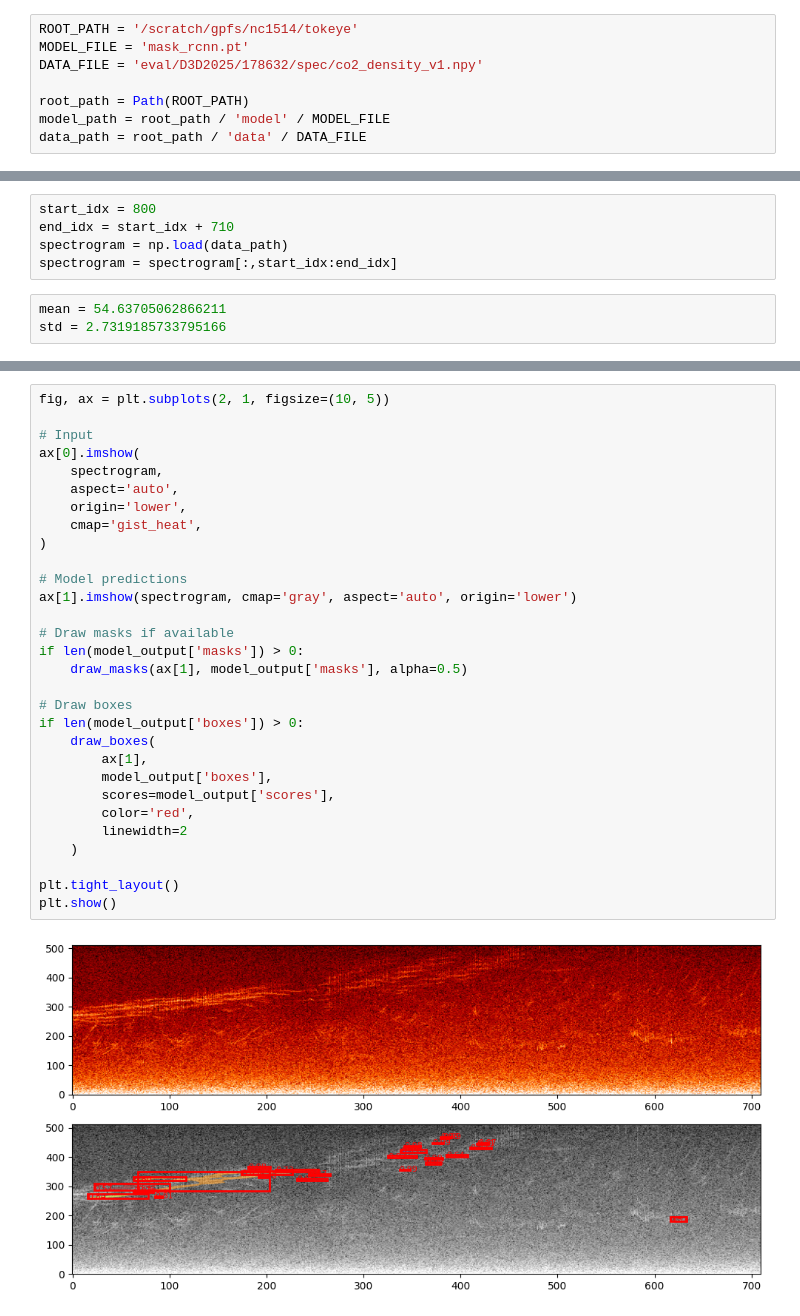
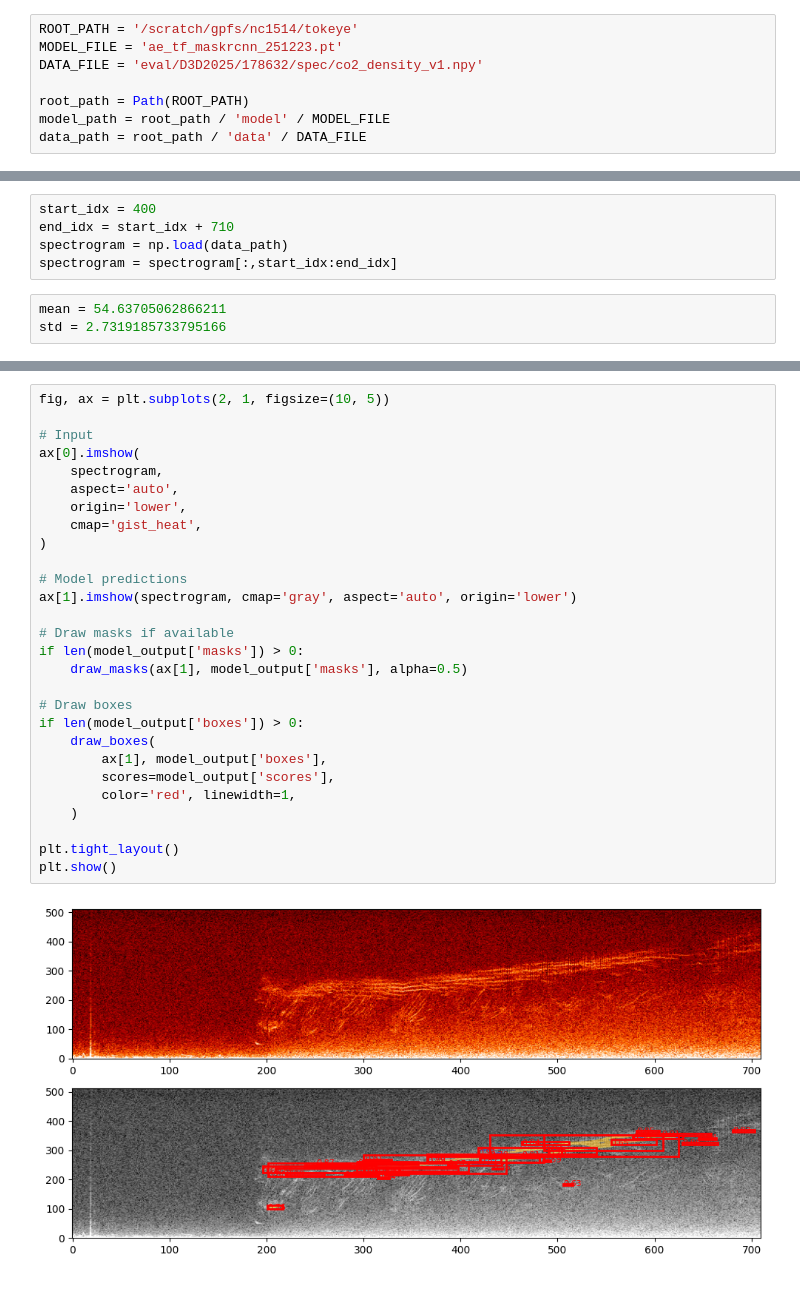
Before and after one commit to PlasmaControl/tokeye, a Jupyter notebook: scripts/usage/ae_tf_maskrcnn.ipynb, the cells around one changed output, grey strips where cells are left out. Saved outputs shown, nothing was run; the diff lists cells and outputs as text.

Commit message:
Update ae_tf_maskrcnn.ipynb to correct execution counts, modify model file name, adjust spectrogram slicing parameters, and streamline box drawing function for enhanced clarity and performance

```diff
--- a/scripts/usage/ae_tf_maskrcnn.ipynb
+++ b/scripts/usage/ae_tf_maskrcnn.ipynb
@@ -47,7 +47,7 @@ def draw_masks(ax, masks, alpha=0.5, cmap='jet'):
     ax.imshow(combined, origin='lower', aspect='auto')
 # %%
 ROOT_PATH = '/scratch/gpfs/nc1514/tokeye'
-MODEL_FILE = 'mask_rcnn.pt'
+MODEL_FILE = 'ae_tf_maskrcnn_251223.pt'
 DATA_FILE = 'eval/D3D2025/178632/spec/co2_density_v1.npy'
 
 root_path = Path(ROOT_PATH)
@@ -64,7 +64,7 @@ print("Model loaded")
 # %% [output]
 Model loaded
 # %%
-start_idx = 800
+start_idx = 400
 end_idx = start_idx + 710
 spectrogram = np.load(data_path)
 spectrogram = spectrogram[:,start_idx:end_idx]
@@ -103,32 +103,30 @@ print(len(model_output['boxes']))
 # %%
 fig, ax = plt.subplots(2, 1, figsize=(10, 5))
 
 # Input
 ax[0].imshow(
     spectrogram,
     aspect='auto',
     origin='lower',
     cmap='gist_heat',
 )
 
 # Model predictions
 ax[1].imshow(spectrogram, cmap='gray', aspect='auto', origin='lower')
 
 # Draw masks if available
 if len(model_output['masks']) > 0:
     draw_masks(ax[1], model_output['masks'], alpha=0.5)
 
 # Draw boxes
 if len(model_output['boxes']) > 0:
     draw_boxes(
-        ax[1],
-        model_output['boxes'],
+        ax[1], model_output['boxes'],
         scores=model_output['scores'],
-        color='red',
-        linewidth=2
+        color='red', linewidth=1,
     )
 
 plt.tight_layout()
 plt.show()
 # %% [output]
-[figure, old version]
+[figure, new version]
```
Also changed, not shown: parts of 2 cells of this notebook.
